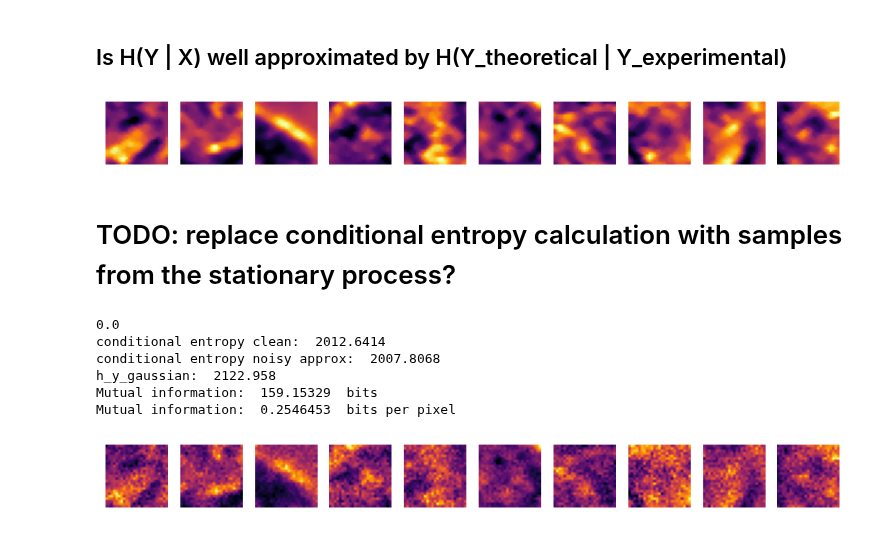
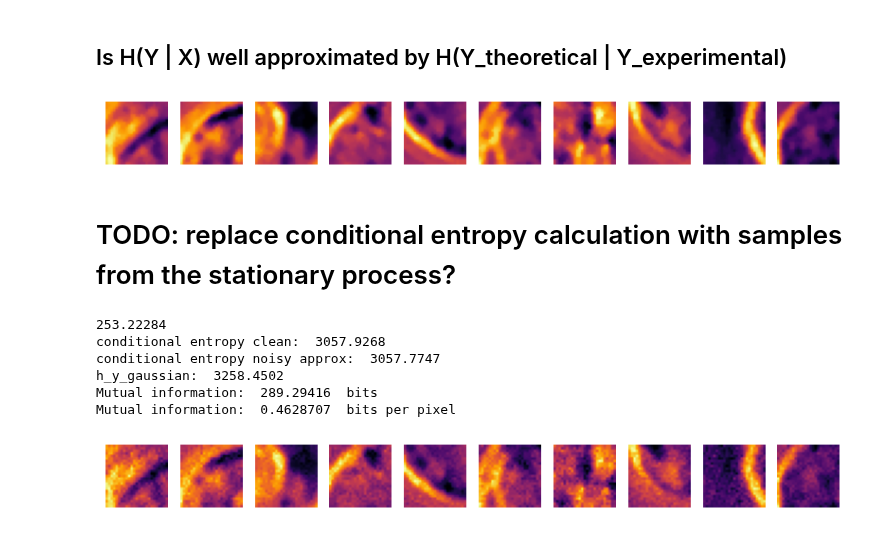
Before and after one commit to Waller-Lab/EncodingInformation, a Jupyter notebook: info_estimators_validation/MI_estimation.ipynb, the cells around one changed output. Cells and saved outputs as stored; diff of their text form; code cells hidden in the pictures.

```diff
--- a/info_estimators_validation/MI_estimation.ipynb
+++ b/info_estimators_validation/MI_estimation.ipynb
@@ -88,26 +88,26 @@ def create_images(size, type, num_images, channel=None,
 # %%
 # generate images and plot a montage
 size = 25
 num_images = 10000
-# channel = 'DPC_Right'
-channel = 'DF_50'
-channel = 'LED119'
+channel = 'DPC_Right'
+# channel = 'DF_50'
+# channel = 'LED119'
 
 images = create_images(size, 'led_array', num_images, channel=channel, median_filter=True, edge_crop=32)
 # images, cov_mat = create_images(size, 'stationary_GP', num_images, channel=channel, median_filter=True, edge_crop=32)
 
 # plot a montage of images
 num_to_plot = 10
 fig, ax = plt.subplots(1, num_to_plot, figsize=(num_to_plot, 1))
 for i in range(num_to_plot):
     ax[i].imshow(images[i], cmap='inferno')
     ax[i].axis('off')
 # %% [output]
-[figure, old version]
+[figure, new version]
 # %% [markdown]
 # TODO: replace conditional entropy calculation with samples from the stationary process?
 # %%
-images_to_use = images * 0.1
+images_to_use = images
 
 if np.min(images_to_use) < 0:
     raise ValueError('images must be nonnegative')
@@ -142,10 +142,10 @@ for i in range(num_to_plot):
     ax[i].imshow(noisy_images[i], cmap='inferno')
     ax[i].axis('off')
 # %% [output]
-0.0
-conditional entropy clean:  2012.6414
-conditional entropy noisy approx:  2007.8068
-h_y_gaussian:  2122.958
-Mutual information:  159.15329  bits
-Mutual information:  0.2546453  bits per pixel
+253.22284
+conditional entropy clean:  3057.9268
+conditional entropy noisy approx:  3057.7747
+h_y_gaussian:  3258.4502
+Mutual information:  289.29416  bits
+Mutual information:  0.4628707  bits per pixel
-[figure, old version]
+[figure, new version]
```
Also changed, not shown: parts of 1 cell of this notebook, 2 other files.
